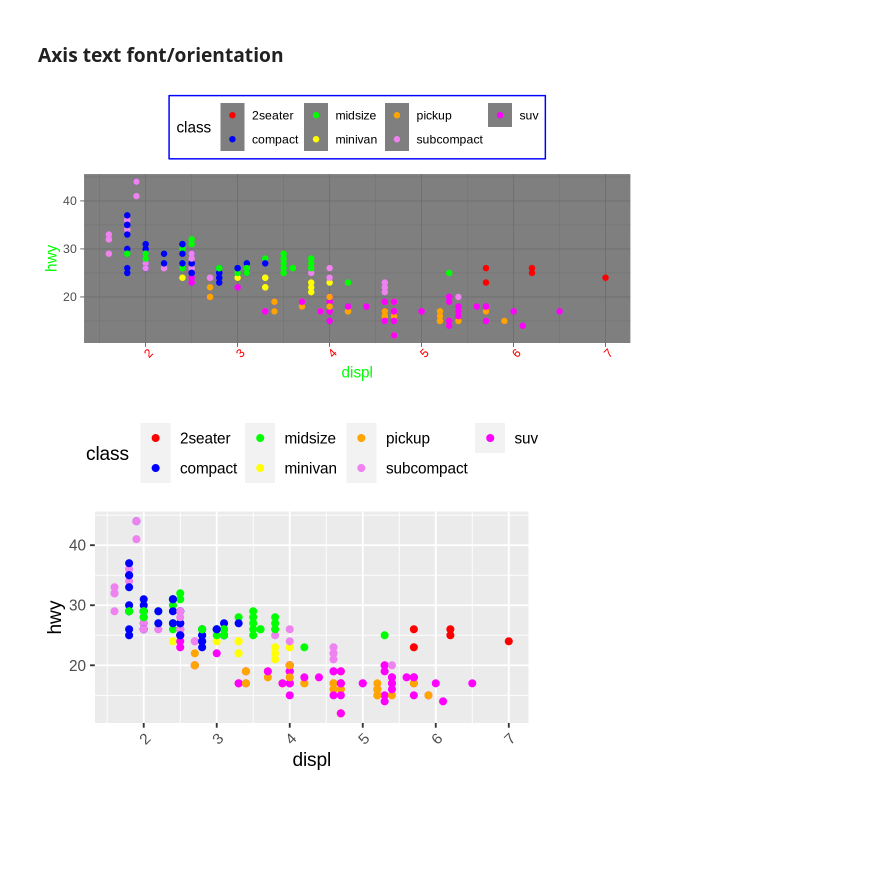
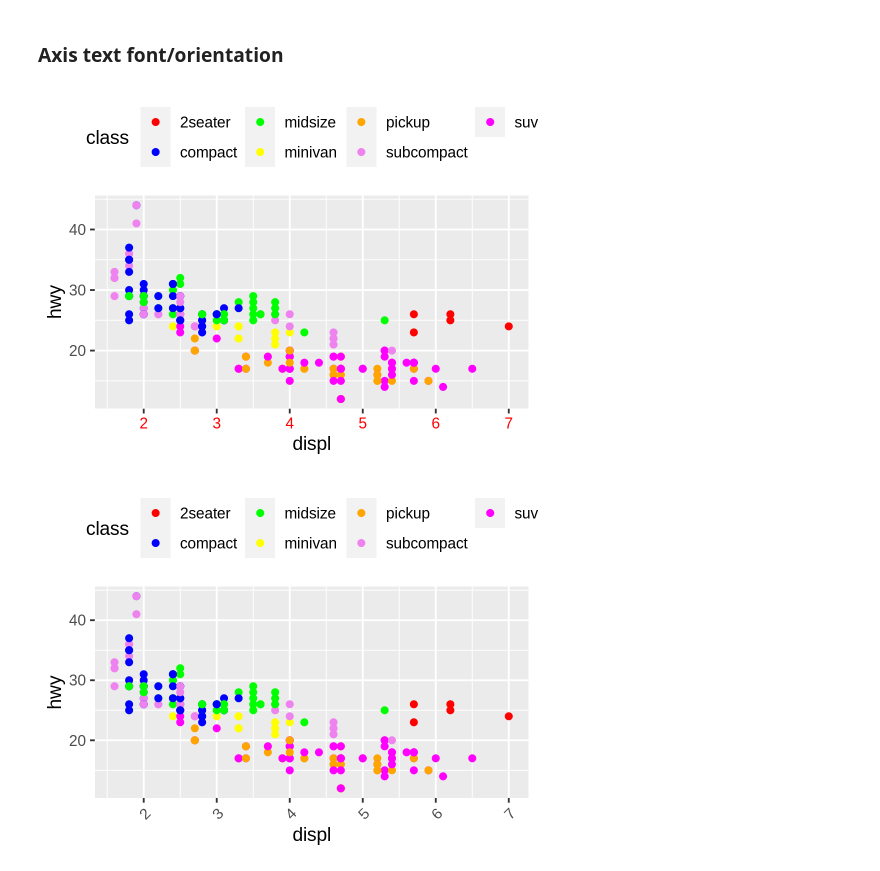
Before and after one commit to mcrzepka/BIOS512, a Jupyter notebook: Lectures/06_adjusting_plot_appearance.ipynb, the cells around one changed output. Drawn from its saved outputs; the diff is of its cells as text; code cells hidden in the pictures; blank space fills up the shorter version.

```diff
--- a/Lectures/06_adjusting_plot_appearance.ipynb
+++ b/Lectures/06_adjusting_plot_appearance.ipynb
@@ -127,14 +114,9 @@ p
 # %% [markdown]
 ### Axis text font/orientation
-# %%
-p = p + theme(legend.background=element_rect(color='blue'), axis.text.x = element_text(colour = 'red', angle=45),
-              axis.title=element_text(color='green'))
-p
-
-#make x axis text red
-# to the axis.title function, removing or add x or y only changes the color of both axis or only one
-# %% [output]
-[figure, removed]
+# %%
+p + theme(axis.text.x = element_text(colour = 'red'))
+# %% [output]
+[figure, added]
 # %%
 p + theme(axis.text.x = element_text(angle = 45, hjust = 1)) # what about the y-axis? All axis text?
 # %% [output]
```
Also changed, not shown: parts of 13 cells of this notebook.
